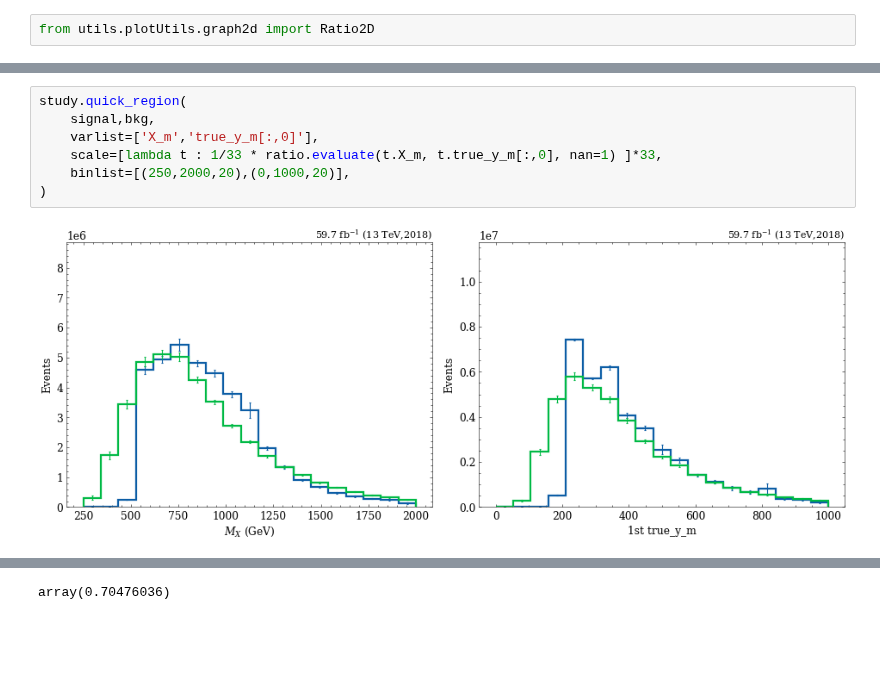
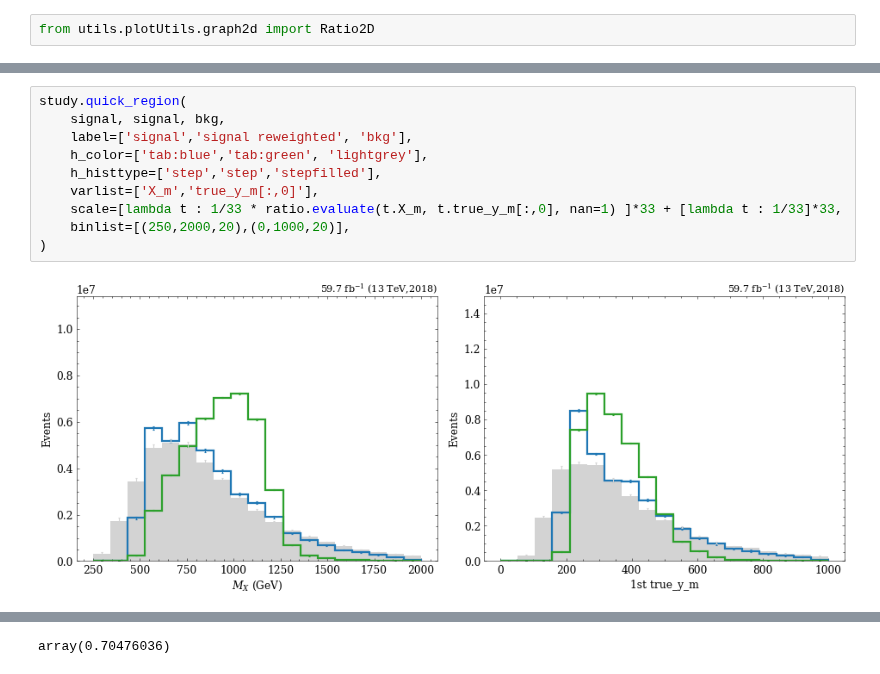
Before and after one commit to ekoenig4/analysis, a Jupyter notebook: jupyter/feynnet/x_yy_4h_8b/feynnet_reweighting.ipynb, the cells around one changed output, grey strips where cells are left out. Cells and saved outputs as stored; diff of their text form; blank space fills up the shorter version.

```diff
--- a/jupyter/feynnet/x_yy_4h_8b/feynnet_reweighting.ipynb
+++ b/jupyter/feynnet/x_yy_4h_8b/feynnet_reweighting.ipynb
@@ -115,9 +135,12 @@ ratio = Ratio2D(sig_mxmy, bkg_mxmy, inv=True)
 # %%
 study.quick_region(
-    signal,bkg,
+    signal, signal, bkg,
+    label=['signal','signal reweighted', 'bkg'],
+    h_color=['tab:blue','tab:green', 'lightgrey'],
+    h_histtype=['step','step','stepfilled'],
     varlist=['X_m','true_y_m[:,0]'],
-    scale=[lambda t : 1/33 * ratio.evaluate(t.X_m, t.true_y_m[:,0], nan=1) ]*33,
+    scale=[lambda t : 1/33 * ratio.evaluate(t.X_m, t.true_y_m[:,0], nan=1) ]*33 + [lambda t : 1/33]*33,
     binlist=[(250,2000,20),(0,1000,20)],
 )
 # %% [output]
-[figure, old version]
+[figure, new version]
```
Also changed, not shown: parts of 5 cells of this notebook, 8 other files.
